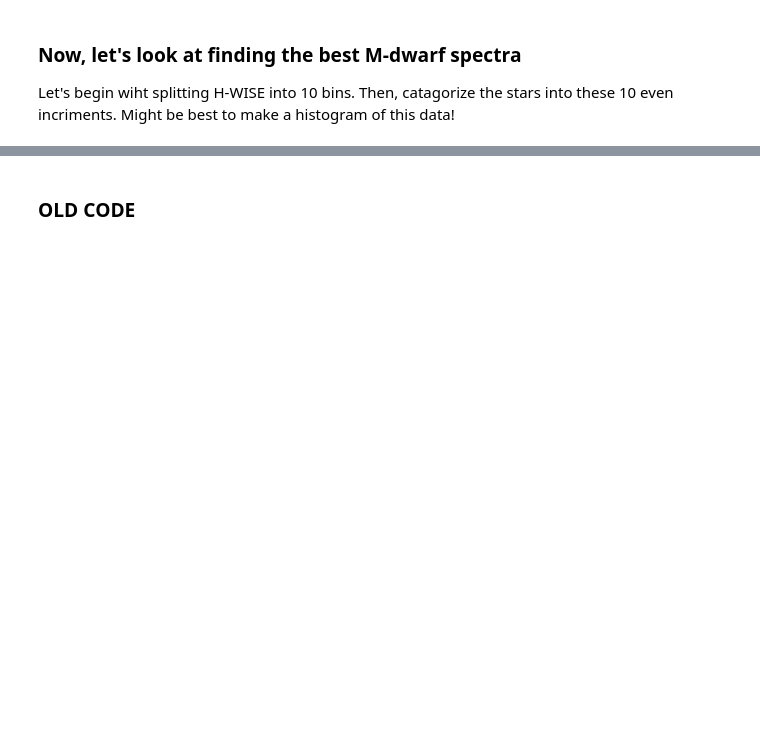
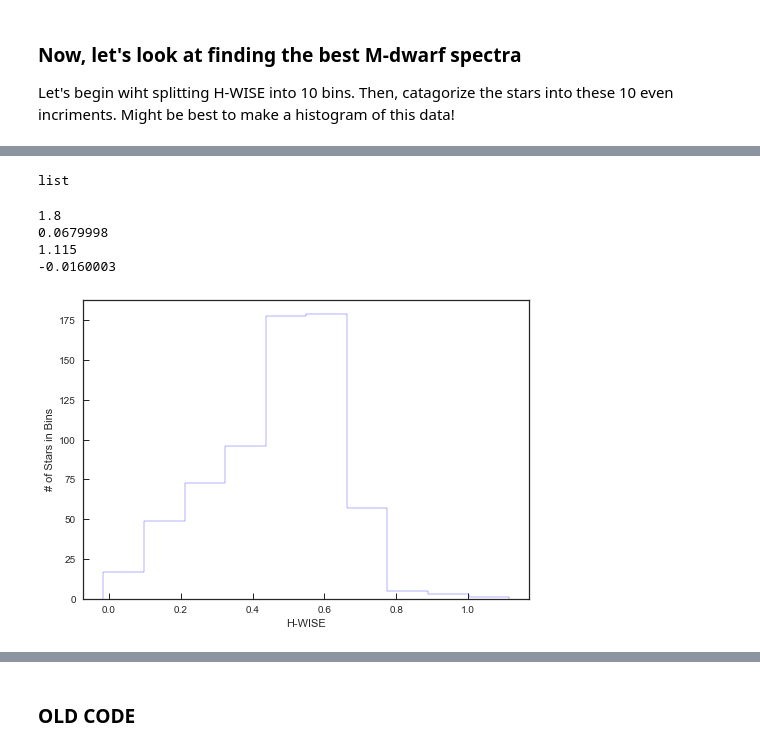
Before and after one commit to reynaa2/Routine, a Jupyter notebook: J-WISE vs H-WISE.ipynb, the cells around one changed output, grey strips where cells are left out. Cells and saved outputs as stored; diff of their text form; code cells hidden in the pictures; blank space fills up the shorter version.

```diff
--- a/J-WISE vs H-WISE.ipynb
+++ b/J-WISE vs H-WISE.ipynb
@@ -186,0 +230,39 @@ plt.show()
+# %%
+new_snr = sorted(snr)
+type(new_snr)
+# %% [output]
+list
+# %%
+m_apoID = []
+m_locID = []
+m_JW = []
+m_HW = []
+
+for c in range(len(hw)):
+    Name = new_snr[c]
+    try:
+        match = list(snr).index(Name)
+        m_apoID.append(apogee_IDs[match])
+        m_locID.append(location_IDs[match])
+        m_JW.append(jw[match])
+        m_HW.append(hw[match])
+    except ValueError:
+        pass
+# %%
+print(max(m_JW))
+print(min(m_JW))
+print(max(m_HW))
+print(min(m_HW))
+# %% [output]
+1.8
+0.0679998
+1.115
+-0.0160003
+# %%
+(n,bins,patches) = plt.hist(m_HW,bins=10,color='Blue',histtype='step')
+plt.xlabel('H-WISE')
+plt.ylabel('# of Stars in Bins')
+plt.savefig('Sorted_Bins_for_MD.pdf',dpi=500)
+plt.show()
+# %% [output]
+[figure, added]
```
Also changed, not shown: parts of 39 cells of this notebook.
